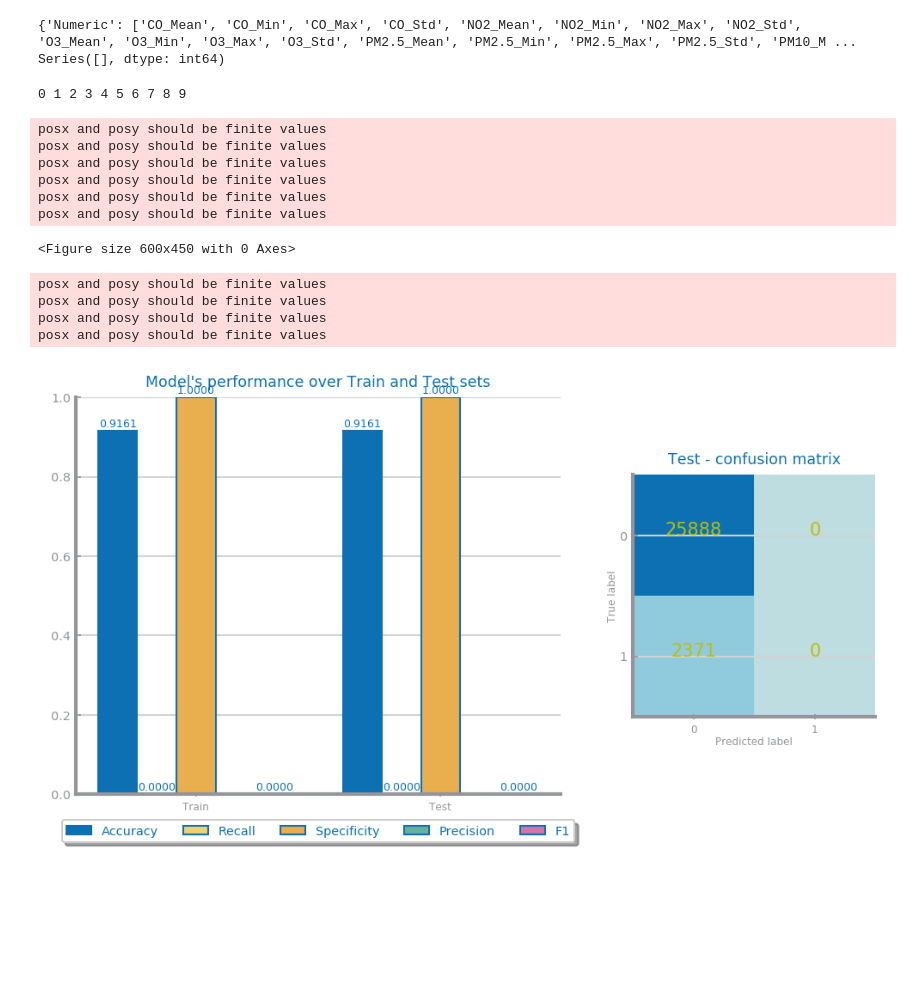
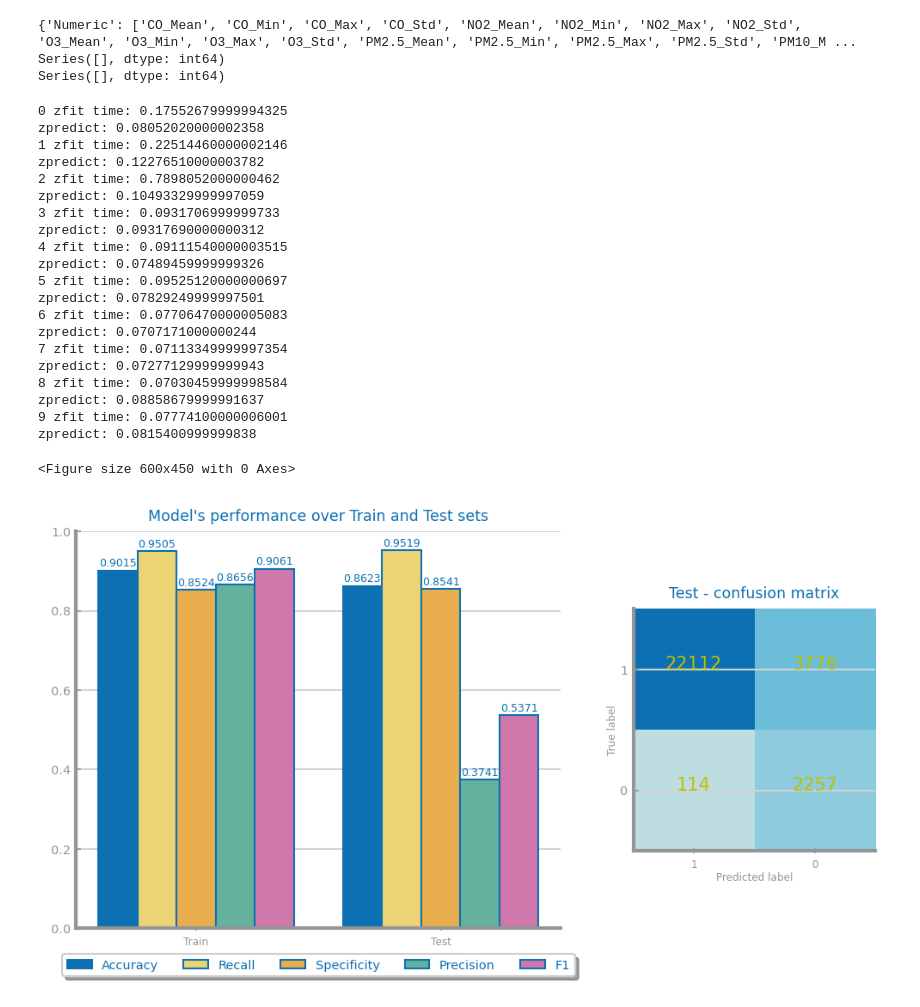
Before and after one commit to rodrigomelopinto/Onto-Dankfe, a Jupyter notebook: DANKFE/data_mining.ipynb, the cells around one changed output. Saved outputs shown, nothing was run; the diff lists cells and outputs as text; code cells hidden in the pictures; blank space fills up the shorter version.

```diff
--- a/DANKFE/data_mining.ipynb
+++ b/DANKFE/data_mining.ipynb
@@ -24,9 +24,9 @@ import os
 %matplotlib inline
 # %%
 
-dataset = 'aq/aq_prov_base'
-suffix = ''
-file_name = '0'
+dataset = 'aq'
+suffix = 'aq_dankfe3'
+file_name = ''
 
 data_dir = f'data/{dataset}/'
 image_dir = f'images/{dataset}/{suffix}/'
@@ -36,11 +36,11 @@ if not os.path.exists(data_dir):
 if not os.path.exists(image_dir):
         os.mkdir(image_dir)
 
-train_test_avaliable = False
+train_test_avaliable = True
 
 if train_test_avaliable:
-        train = pd.read_csv(f'{data_dir}{file_name}_{suffix}_train.csv',parse_dates=['current_date'], infer_datetime_format=True)
-        test = pd.read_csv(f'{data_dir}{file_name}_{suffix}_test.csv',parse_dates=['current_date'], infer_datetime_format=True)
+        train = pd.read_csv(f'{data_dir}{file_name}{suffix}_train.csv',parse_dates=['current_date'], infer_datetime_format=True)
+        test = pd.read_csv(f'{data_dir}{file_name}{suffix}_test.csv',parse_dates=['current_date'], infer_datetime_format=True)
 else:
         train = pd.read_csv(f'{data_dir}{file_name}{suffix}.csv',parse_dates=['current_date'], infer_datetime_format=True)
 # %%
@@ -77,6 +77,7 @@ if train_test_avaliable:
 # %% [output]
 {'Numeric': ['CO_Mean', 'CO_Min', 'CO_Max', 'CO_Std', 'NO2_Mean', 'NO2_Min', 'NO2_Max', 'NO2_Std', 'O3_Mean', 'O3_Min', 'O3_Max', 'O3_Std', 'PM2.5_Mean', 'PM2.5_Min', 'PM2.5_Max', 'PM2.5_Std', 'PM10_M ...
 Series([], dtype: int64)
+Series([], dtype: int64)
 # %%
 target = 'ALARM'
 positive = 1
@@ -234,49 +235,58 @@ conf_matrix_trn_list = []
 conf_matrix_tst_list = []
 clf_nb = BernoulliNB()
 counter = 0
 for i in range(iterations):
     print(i, end = ' ')
     counter += 1
     if not train_test_avaliable:
         trnX, tstX, trnY, tstY = train_test_split(X, y, stratify = y, test_size= 0.3, random_state = i)
     start_time = timeit.default_timer()
     clf_nb.fit(trnX, trnY)
     times['NB']['fit'].append(timeit.default_timer() - start_time)
-    # print(f"zfit time: {timeit.default_timer() - start_time}")
-    # start_time = timeit.default_timer()
+    print(f"zfit time: {timeit.default_timer() - start_time}")
+    start_time = timeit.default_timer()
     prd_trn = clf_nb.predict(trnX)
     # print(f"train_predict time: {timeit.default_timer() - start_time}")
     start_time = timeit.default_timer()
     prd_tst = clf_nb.predict(tstX)
     times['NB']['pred'].append(timeit.default_timer() - start_time)
-    # print(f"zpredict: {timeit.default_timer() - start_time}")
+    print(f"zpredict: {timeit.default_timer() - start_time}")
     nb_train_predictions.append(prd_trn)
     nb_test_predictions.append(prd_tst)
     conf_matrix_trn = ds.confusion_matrix(trnY, prd_trn)
     conf_matrix_tst = ds.confusion_matrix(tstY, prd_tst)
     conf_matrix_trn_list.append(conf_matrix_trn)
     conf_matrix_tst_list.append(conf_matrix_tst)
     model_scores = get_scores_fold(tstY,prd_tst,model_scores,'NB')
 
 fig = plt.figure()
 conf_matrix_trn = np.mean(conf_matrix_trn_list, axis=0)
 conf_matrix_tst = np.mean(conf_matrix_tst_list, axis=0)
 plot_evaluation_results(labels, conf_matrix_trn, conf_matrix_tst)
 plt.savefig(f'{image_dir}NB.png', dpi=300, bbox_inches = 'tight')
 # %% [output]
-0 1 2 3 4 5 6 7 8 9
+0 zfit time: 0.17552679999994325
+zpredict: 0.08052020000002358
+1 zfit time: 0.22514460000002146
+zpredict: 0.12276510000003782
+2 zfit time: 0.7898052000000462
+zpredict: 0.10493329999997059
+3 zfit time: 0.0931706999999733
+zpredict: 0.09317690000000312
+4 zfit time: 0.09111540000003515
+zpredict: 0.07489459999999326
+5 zfit time: 0.09525120000000697
+zpredict: 0.07829249999997501
+6 zfit time: 0.07706470000005083
+zpredict: 0.0707171000000244
+7 zfit time: 0.07113349999997354
+zpredict: 0.07277129999999943
+8 zfit time: 0.07030459999998584
+zpredict: 0.08858679999991637
+9 zfit time: 0.07774100000006001
+zpredict: 0.0815400999999838
-posx and posy should be finite values
-posx and posy should be finite values
-posx and posy should be finite values
-posx and posy should be finite values
-posx and posy should be finite values
-posx and posy should be finite values
+<Figure size 600x450 with 0 Axes>
-<Figure size 600x450 with 0 Axes>
-posx and posy should be finite values
-posx and posy should be finite values
-posx and posy should be finite values
-posx and posy should be finite values
-[figure, old version]
+[figure, new version]
 # %%
 # KNN
 from sklearn.neighbors import KNeighborsClassifier
```
Also changed, not shown: parts of 6 cells of this notebook, 9 other files.
